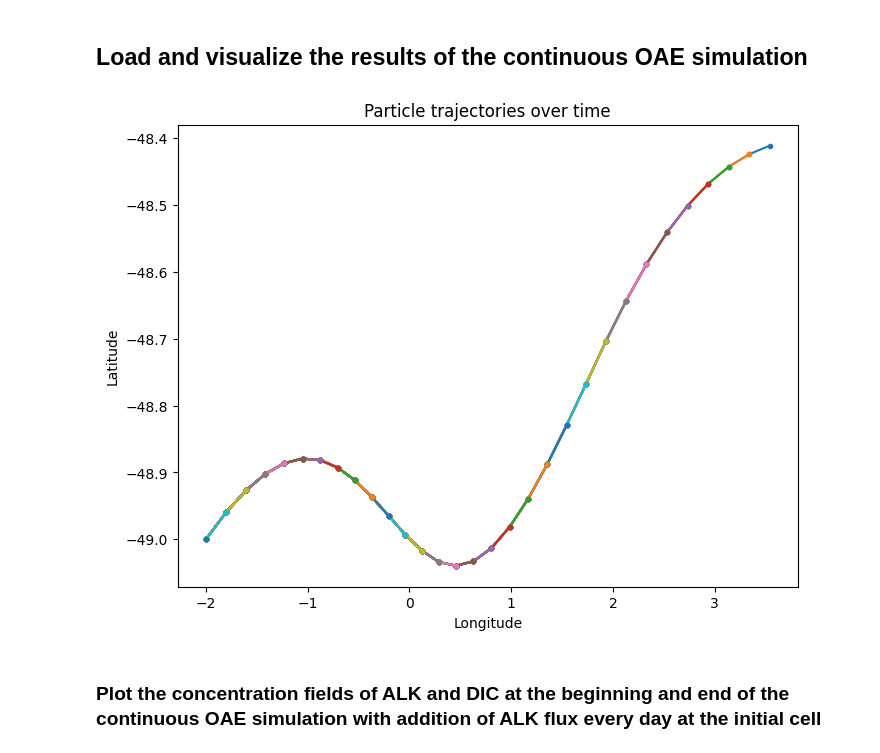
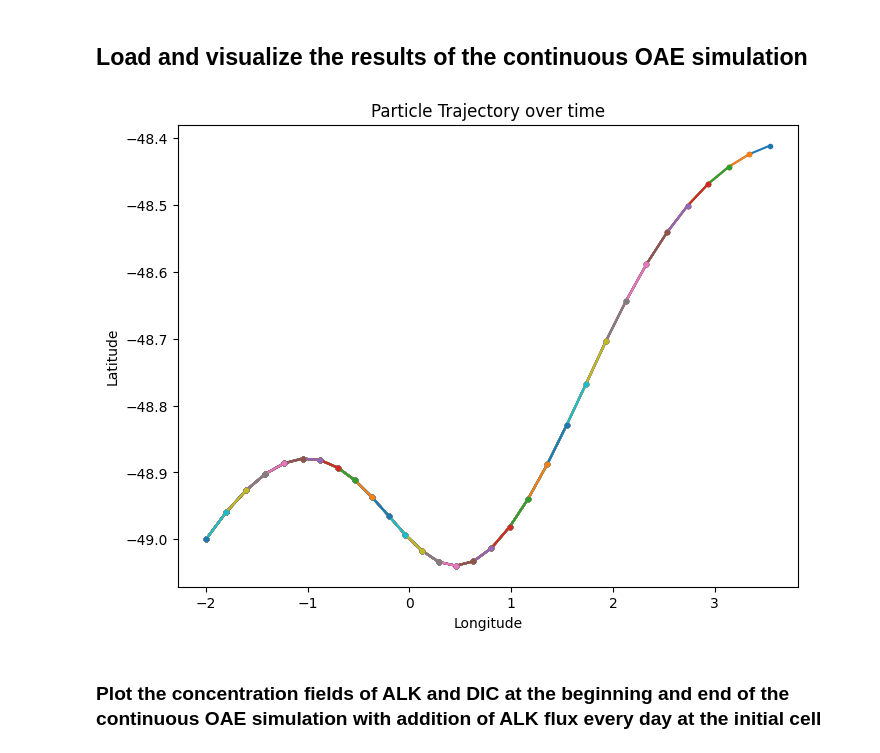
Before and after one commit to ocebousquet/rapid_mCDR_horizontal, a Jupyter notebook: RapidmCDR/LLC270_OceanParcels_rapidmCDR.ipynb, the cells around one changed output. Drawn from its saved outputs; the diff is of its cells as text; code cells hidden in the pictures.

```diff
--- a/RapidmCDR/LLC270_OceanParcels_rapidmCDR.ipynb
+++ b/RapidmCDR/LLC270_OceanParcels_rapidmCDR.ipynb
@@ -423,14 +397,14 @@ pset_traj = xr.open_zarr(f"{filename}.zarr")
 # %%
 %matplotlib inline
 # Plot the particle trajectories
 plt.figure(figsize=(8, 6))
 plt.plot(pset_traj["lon"].T, pset_traj["lat"].T, ".-")
-plt.title("Particle trajectories over time")
+plt.title("Particle Trajectory over time")
 plt.xlabel("Longitude")
 plt.ylabel("Latitude")
 plt.show()
 # %% [output]
-[figure, old version]
+[figure, new version]
 # %% [markdown]
 ### Plot the concentration fields of ALK and DIC at the beginning and end of the continuous OAE simulation with addition of ALK flux every day at the initial cell
 # %%
```
Also changed, not shown: parts of 12 cells of this notebook, 2 other files.
